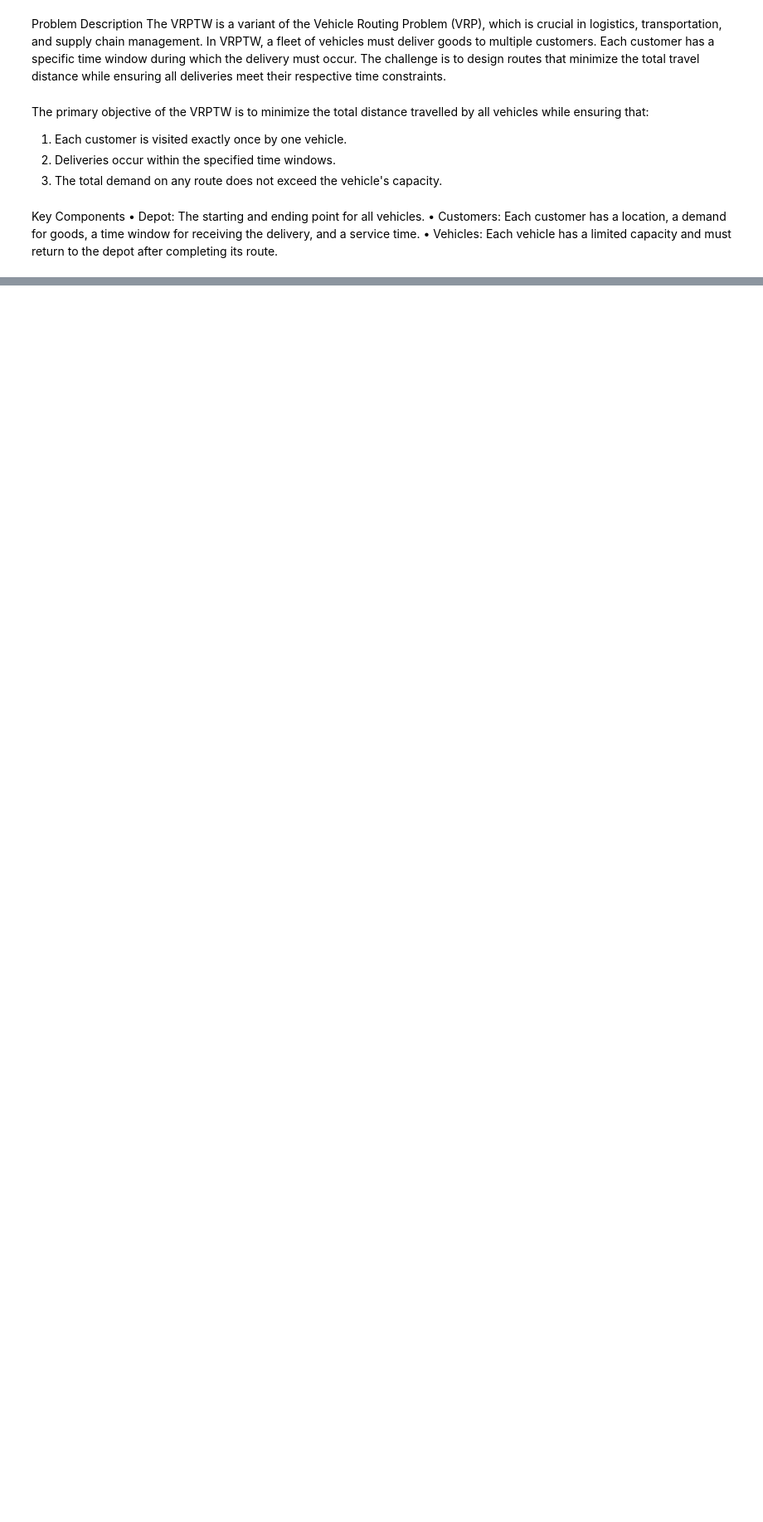
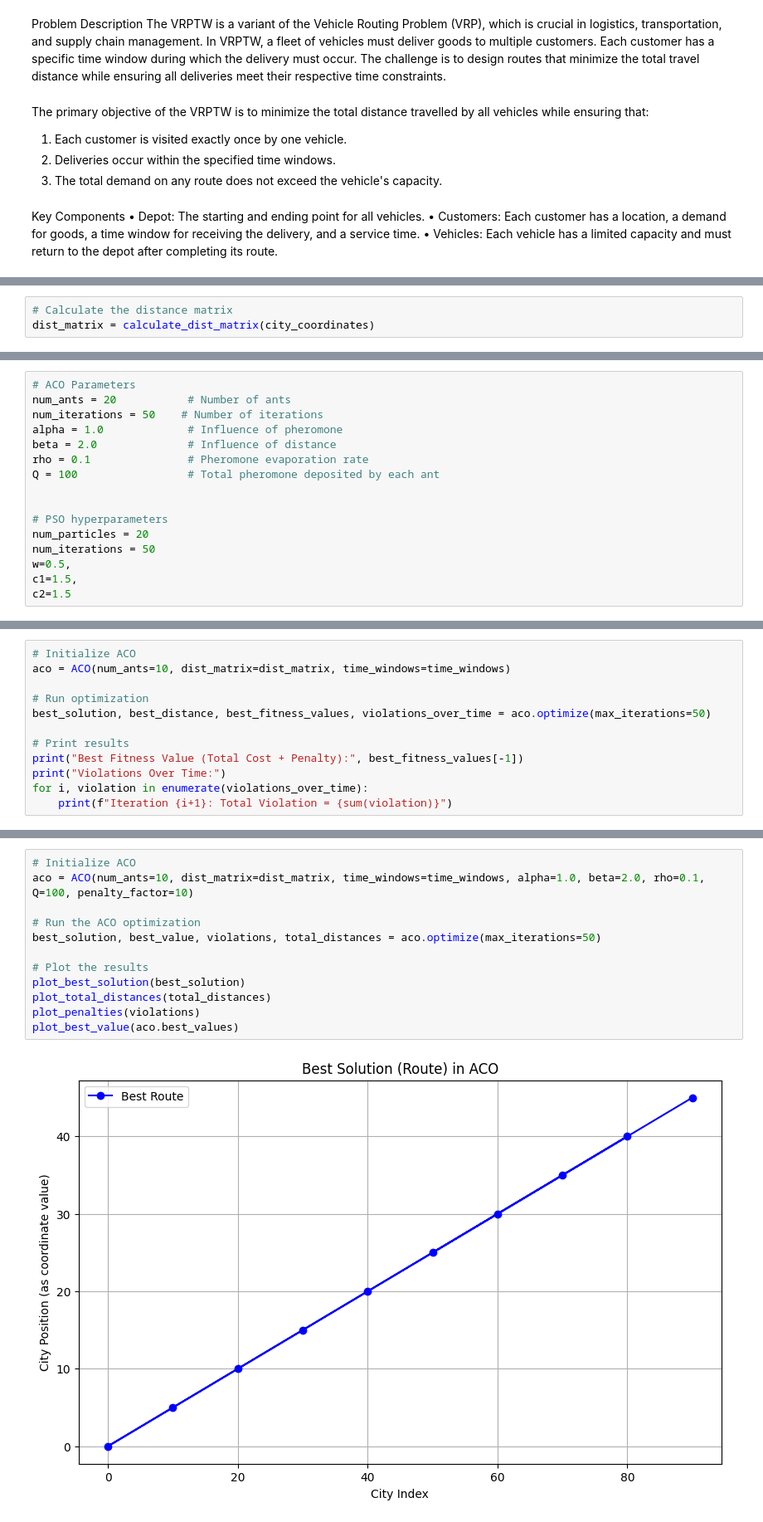
Before and after one commit to Harithelamin/ACIT4610-24H-G13, a Jupyter notebook: task-3.ipynb, the cells around one changed output, grey strips where cells are left out. Shown at 83% size. Saved outputs shown, nothing was run; the diff lists cells and outputs as text; blank space fills up the shorter version.

```diff
--- a/task-3.ipynb
+++ b/task-3.ipynb
@@ -246,0 +410,3 @@ class ACO_VRPTW:
+# %%
+# Calculate the distance matrix
+dist_matrix = calculate_dist_matrix(city_coordinates)
@@ -246,0 +423,16 @@ class ACO_VRPTW:
+# %%
+# ACO Parameters
+num_ants = 20           # Number of ants
+num_iterations = 50    # Number of iterations
+alpha = 1.0             # Influence of pheromone
+beta = 2.0              # Influence of distance
+rho = 0.1               # Pheromone evaporation rate
+Q = 100                 # Total pheromone deposited by each ant
+
+
+# PSO hyperparameters
+num_particles = 20
+num_iterations = 50
+w=0.5,
+c1=1.5,
+c2=1.5
@@ -246,0 +536,12 @@ class ACO_VRPTW:
+# %%
+# Initialize ACO
+aco = ACO(num_ants=10, dist_matrix=dist_matrix, time_windows=time_windows)
+
+# Run optimization
+best_solution, best_distance, best_fitness_values, violations_over_time = aco.optimize(max_iterations=50)
+
+# Print results
+print("Best Fitness Value (Total Cost + Penalty):", best_fitness_values[-1])
+print("Violations Over Time:")
+for i, violation in enumerate(violations_over_time):
+    print(f"Iteration {i+1}: Total Violation = {sum(violation)}")
@@ -246,0 +631,14 @@ class ACO_VRPTW:
+# %%
+# Initialize ACO
+aco = ACO(num_ants=10, dist_matrix=dist_matrix, time_windows=time_windows, alpha=1.0, beta=2.0, rho=0.1, Q=100, penalty_factor=10)
+
+# Run the ACO optimization
+best_solution, best_value, violations, total_distances = aco.optimize(max_iterations=50)
+
+# Plot the results
+plot_best_solution(best_solution)
+plot_total_distances(total_distances)
+plot_penalties(violations)
+plot_best_value(aco.best_values)
+# %% [output]
+[figure, added]
```
Also changed, not shown: parts of 36 cells of this notebook, 2 other files.
